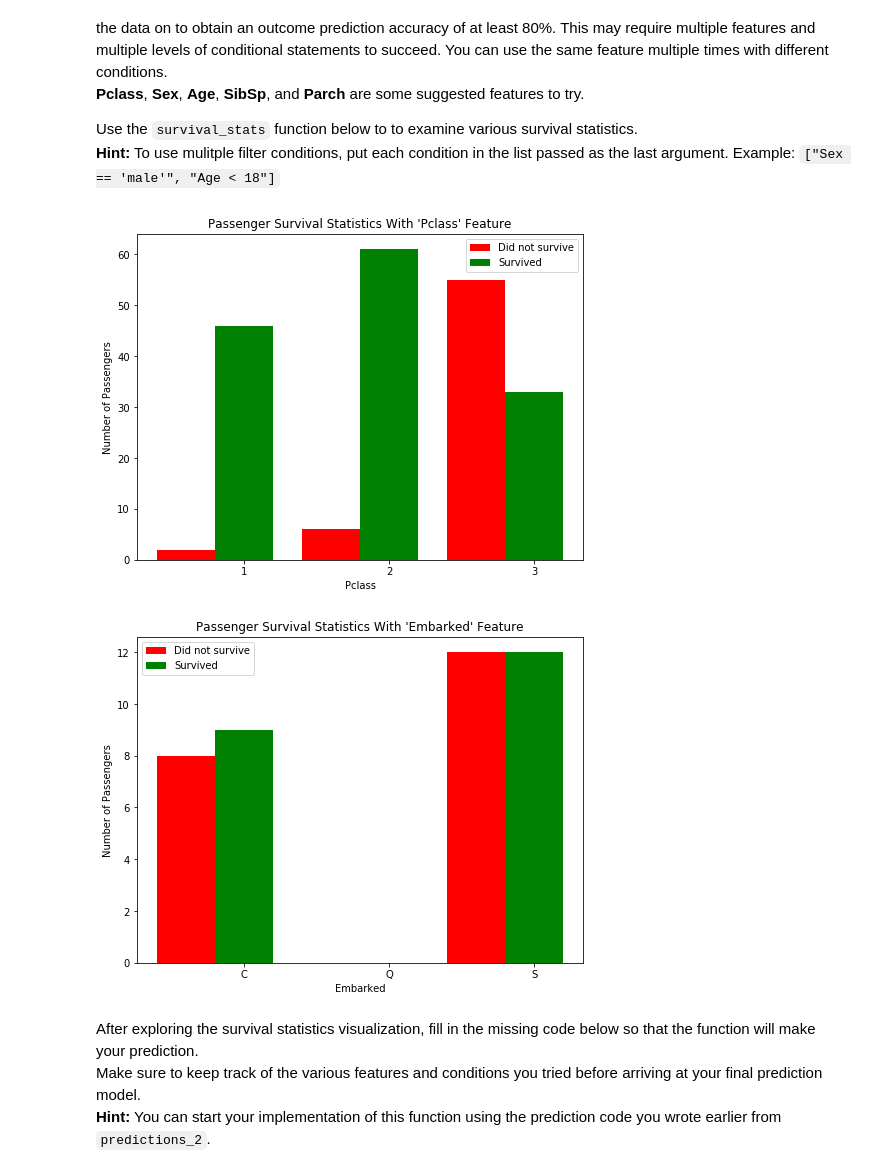
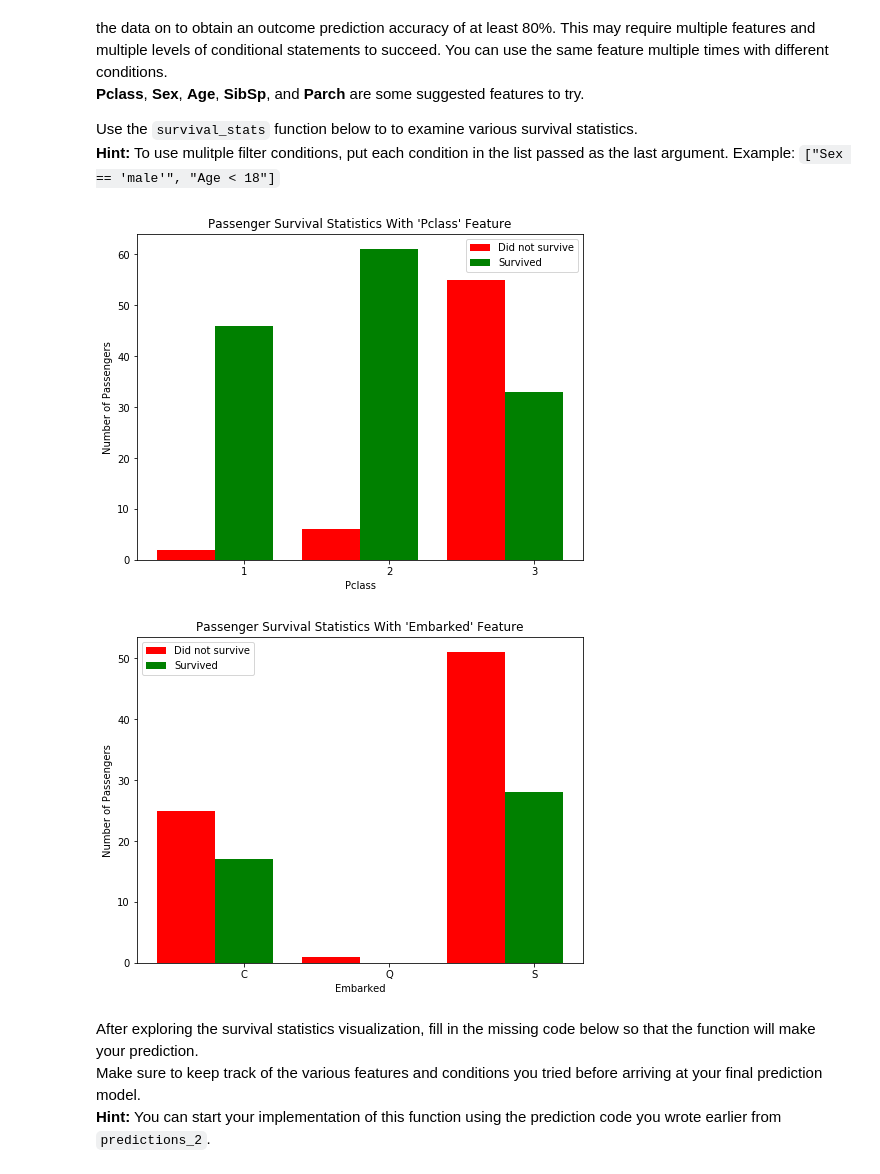
Before and after one commit to akkii25/machine-learning, a Jupyter notebook: projects/titanic_survival_exploration/titanic_survival_exploration.ipynb, the cells around one changed output. Saved outputs shown, nothing was run; the diff lists cells and outputs as text; code cells hidden in the pictures.

```diff
--- a/projects/titanic_survival_exploration/titanic_survival_exploration.ipynb
+++ b/projects/titanic_survival_exploration/titanic_survival_exploration.ipynb
@@ -217,10 +217,10 @@ Use the `survival_stats` function below to to examine various survival statistic
 **Hint:** To use mulitple filter conditions, put each condition in the list passed as the last argument. Example: `["Sex == 'male'", "Age < 18"]`
 # %%
 vs.survival_stats(data, outcomes, 'Pclass', ["Sex == 'female'", "Embarked == 'S'"])
-vs.survival_stats(data, outcomes, 'Embarked', ["Sex == 'male'", "Pclass == 1", "Age > 20" ,"Age < 40"])
+vs.survival_stats(data, outcomes, 'Embarked', ["Sex == 'male'", "Pclass == 1"])
 # %% [output]
 [figure]
-[figure, old version]
+[figure, new version]
 # %% [markdown]
 After exploring the survival statistics visualization, fill in the missing code below so that the function will make your prediction.
 Make sure to keep track of the various features and conditions you tried before arriving at your final prediction model.
```
Also changed, not shown: parts of 2 cells of this notebook, 1 other file.
